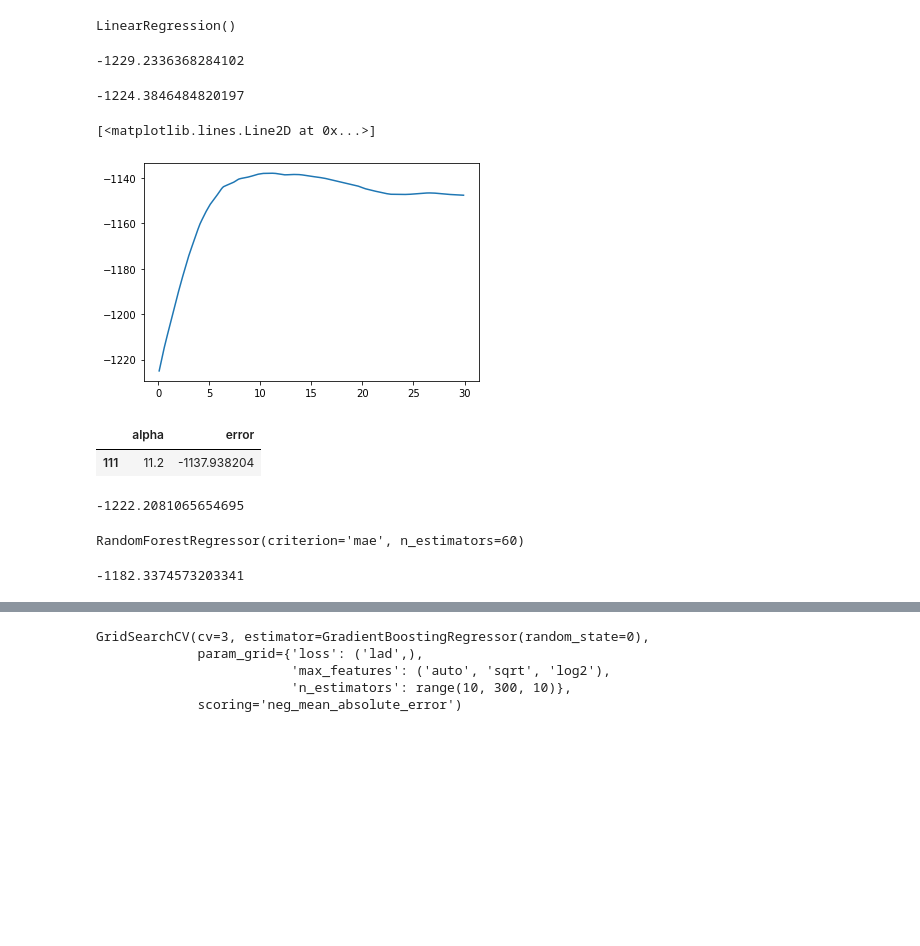
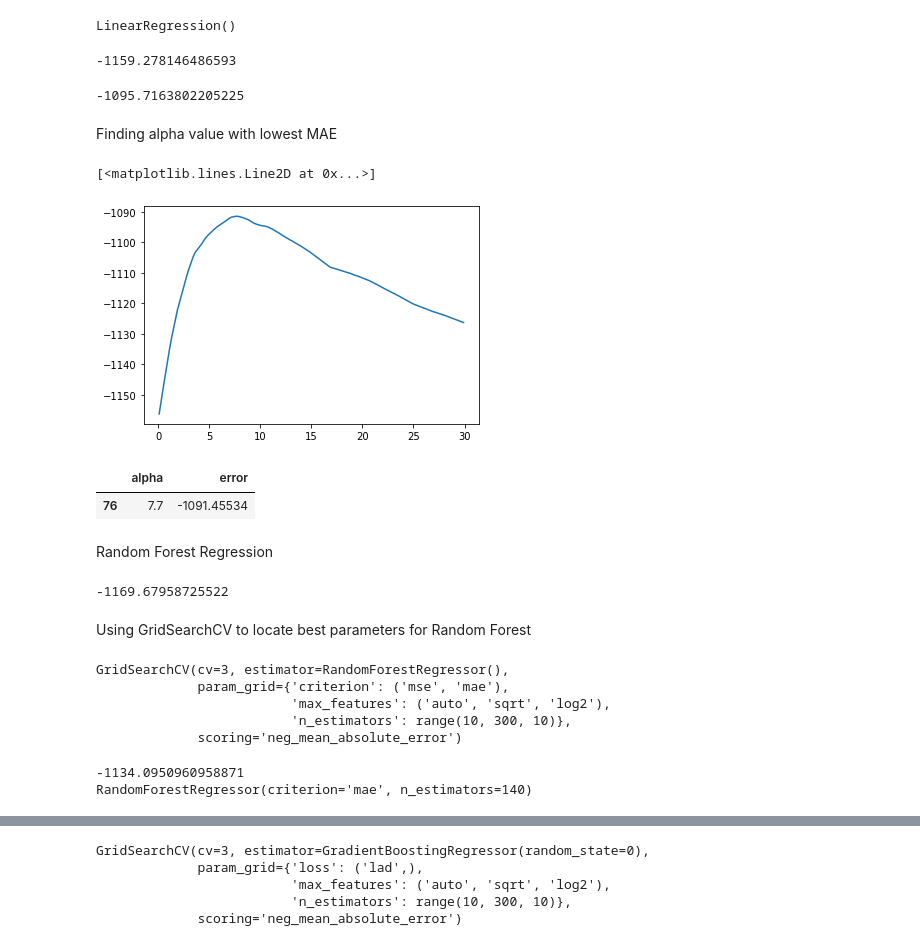
Before and after one commit to edologgerbird/salary_pred, a Jupyter notebook: model_building.ipynb, the cells around one changed output, grey strips where cells are left out. Cells and saved outputs as stored; diff of their text form; code cells hidden in the pictures; blank space fills up the shorter version.

```diff
--- a/model_building.ipynb
+++ b/model_building.ipynb
@@ -71,4 +77,4 @@ from sklearn.model_selection import train_test_split
 X = df_dum.drop('avg_salary', axis =1)
 y = df_dum.avg_salary.values
 
-X_train, X_test, y_train, y_test = train_test_split(X, y, test_size=0.25, random_state=42)
+X_train, X_test, y_train, y_test = train_test_split(X, y, test_size=0.20, random_state=42)
@@ -124,53 +134,61 @@ LinearRegression()
 # %%
 np.mean(cross_val_score(lm,X_train,y_train, scoring = 'neg_mean_absolute_error', cv= 3))
 # %% [output]
--1229.2336368284102
+-1159.278146486593
 # %%
-# lasso regression
-lm_l = Lasso(alpha=.13)
+lm_l = Lasso(alpha=11.2)
 lm_l.fit(X_train,y_train)
 np.mean(cross_val_score(lm_l,X_train,y_train, scoring = 'neg_mean_absolute_error', cv= 3))
 # %% [output]
--1224.3846484820197
+-1095.7163802205225
+# %% [markdown]
+Finding alpha value with lowest MAE
 # %%
 alpha = []
 error = []
 
 for i in range(1,300):
     alpha.append(i/10)
-    lml = Lasso(alpha=(i/10))
+    lml = Lasso(alpha=(i/10), max_iter=5000)
     error.append(np.mean(cross_val_score(lml,X_train,y_train, scoring = 'neg_mean_absolute_error', cv= 3)))
 
 plt.plot(alpha,error)
 # %% [output]
 [<matplotlib.lines.Line2D at 0x...>]
-[figure, old version]
+[figure, new version]
 # %%
 err = tuple(zip(alpha,error))
 df_err = pd.DataFrame(err, columns = ['alpha','error'])
 df_err[df_err.error == max(df_err.error)]
 # %% [output]
 |  | alpha | error |
-| 111 | 11.2 | -1137.938204 |
+| 76 | 7.7 | -1091.45534 |
+# %% [markdown]
+Random Forest Regression
 # %%
-#Random Forest
 from sklearn.ensemble import RandomForestRegressor
 rf = RandomForestRegressor()
 
 np.mean(cross_val_score(rf,X_train,y_train,scoring = 'neg_mean_absolute_error', cv= 3))
 # %% [output]
--1222.2081065654695
+-1169.67958725522
+# %% [markdown]
+Using GridSearchCV to locate best parameters for Random Forest
 # %%
-#Using GridSearchCV to locate best parameters for Random Forest
 from sklearn.model_selection import GridSearchCV
 parameters = {'n_estimators':range(10,300,10), 'criterion':('mse','mae'), 'max_features':('auto','sqrt','log2')}
 
 gs_rf = GridSearchCV(rf,parameters,scoring='neg_mean_absolute_error',cv=3)
 gs_rf.fit(X_train,y_train)
 # %% [output]
-RandomForestRegressor(criterion='mae', n_estimators=60)
+GridSearchCV(cv=3, estimator=RandomForestRegressor(),
+             param_grid={'criterion': ('mse', 'mae'),
+                         'max_features': ('auto', 'sqrt', 'log2'),
+                         'n_estimators': range(10, 300, 10)},
+             scoring='neg_mean_absolute_error')
 # %%
 print(gs_rf.best_score_)
 print(gs_rf.best_estimator_)
 # %% [output]
--1182.3374573203341
+-1134.0950960958871
+RandomForestRegressor(criterion='mae', n_estimators=140)
```
Also changed, not shown: parts of 32 cells of this notebook, 1 other file.
